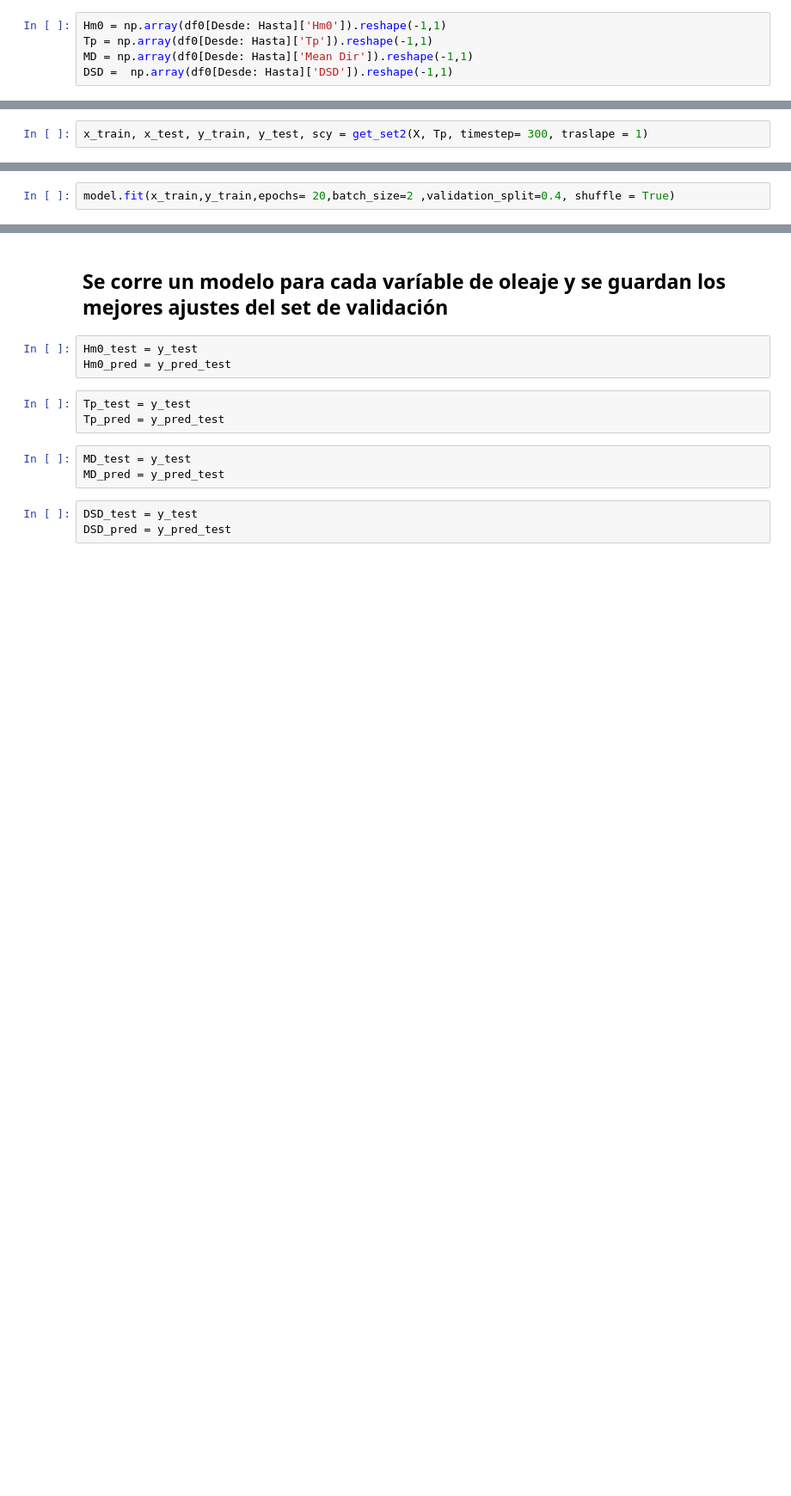
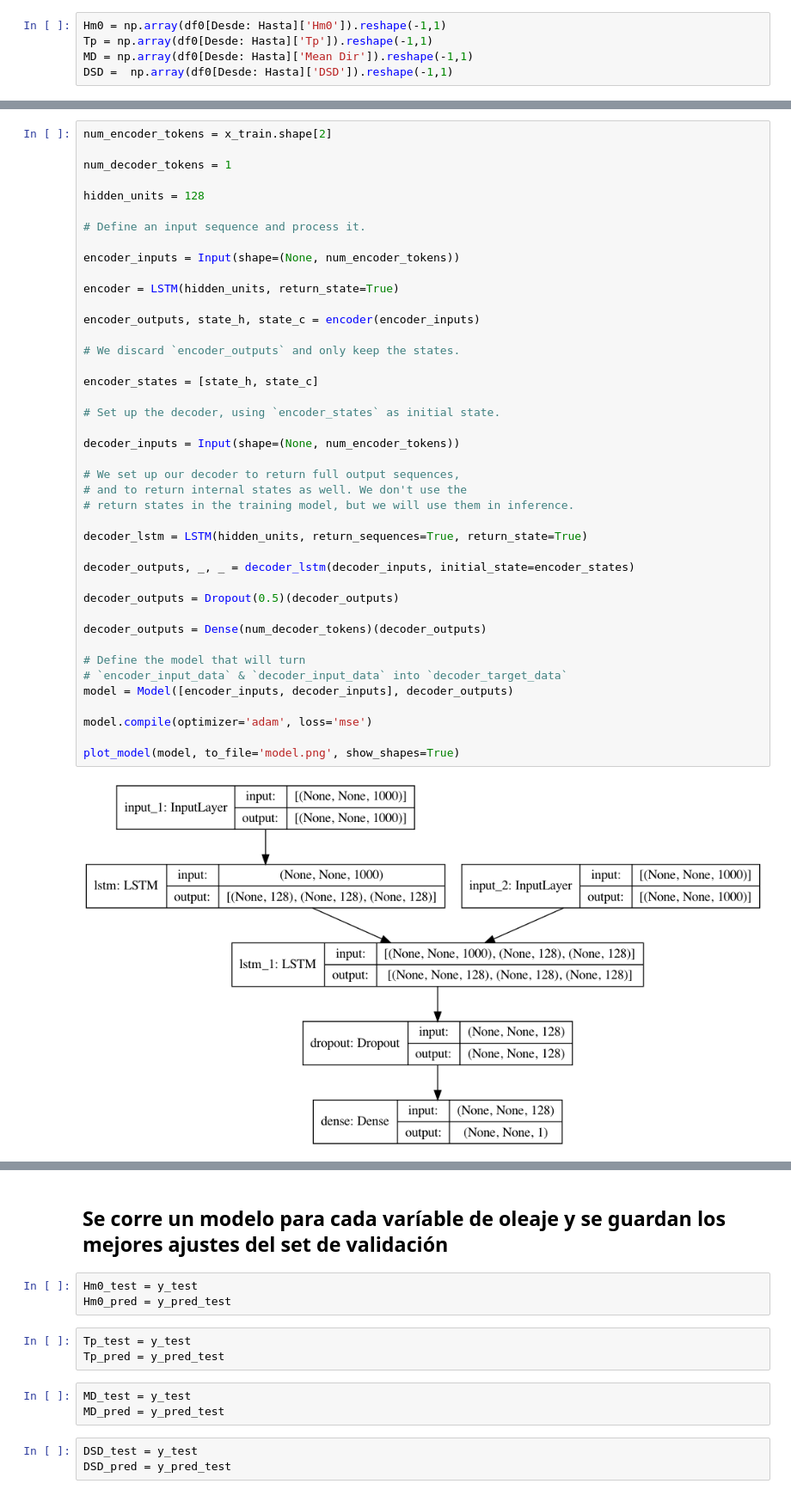
Before and after one commit to jnhurtado/Rellenar-hindcast-de-oleaje-usando-ML, a Jupyter notebook: LSTM_Con_X_features.ipynb, the cells around one changed output, grey strips where cells are left out. Shown at 86% size. Saved outputs shown, nothing was run; the diff lists cells and outputs as text; blank space fills up the shorter version.

```diff
--- a/LSTM_Con_X_features.ipynb
+++ b/LSTM_Con_X_features.ipynb
@@ -434,2 +199,0 @@ NameError: name 'encode' is not defined
-# %%
-x_train, x_test, y_train, y_test, scy = get_set2(X, Tp, timestep= 300, traslape = 1)
@@ -439,2 +199,0 @@ Y_train shape:  (23371, 1)
-# %%
-model.fit(x_train,y_train,epochs= 20,batch_size=2 ,validation_split=0.4, shuffle = True)
@@ -461,2 +200,46 @@ Epoch 5/5
+# %%
+num_encoder_tokens = x_train.shape[2]
+
+num_decoder_tokens = 1
+
+hidden_units = 128
+
+# Define an input sequence and process it.
+
+encoder_inputs = Input(shape=(None, num_encoder_tokens))
+
+encoder = LSTM(hidden_units, return_state=True)
+
+encoder_outputs, state_h, state_c = encoder(encoder_inputs)
+
+# We discard `encoder_outputs` and only keep the states.
+
+encoder_states = [state_h, state_c]
+
+# Set up the decoder, using `encoder_states` as initial state.
+
+decoder_inputs = Input(shape=(None, num_encoder_tokens))
+
+# We set up our decoder to return full output sequences,
+# and to return internal states as well. We don't use the
+# return states in the training model, but we will use them in inference.
+
+decoder_lstm = LSTM(hidden_units, return_sequences=True, return_state=True)
+
+decoder_outputs, _, _ = decoder_lstm(decoder_inputs, initial_state=encoder_states)
+
+decoder_outputs = Dropout(0.5)(decoder_outputs)
+
+decoder_outputs = Dense(num_decoder_tokens)(decoder_outputs)
+
+# Define the model that will turn
+# `encoder_input_data` & `decoder_input_data` into `decoder_target_data`
+model = Model([encoder_inputs, decoder_inputs], decoder_outputs)
+
+model.compile(optimizer='adam', loss='mse')
+
+plot_model(model, to_file='model.png', show_shapes=True)
+# %% [output]
+[figure, added]
 # %%
 
```
Also changed, not shown: parts of 25 cells of this notebook.
